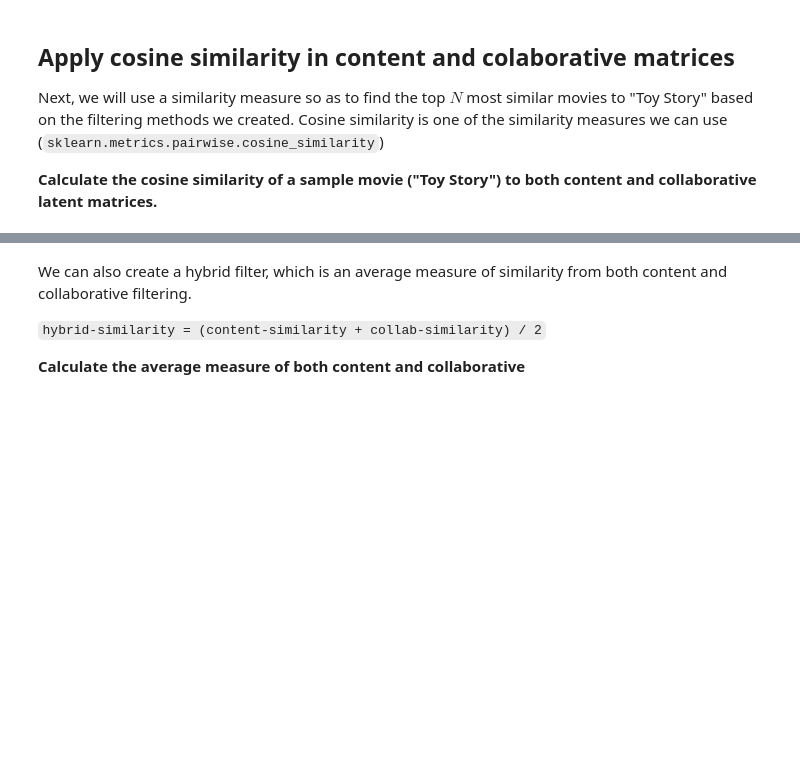
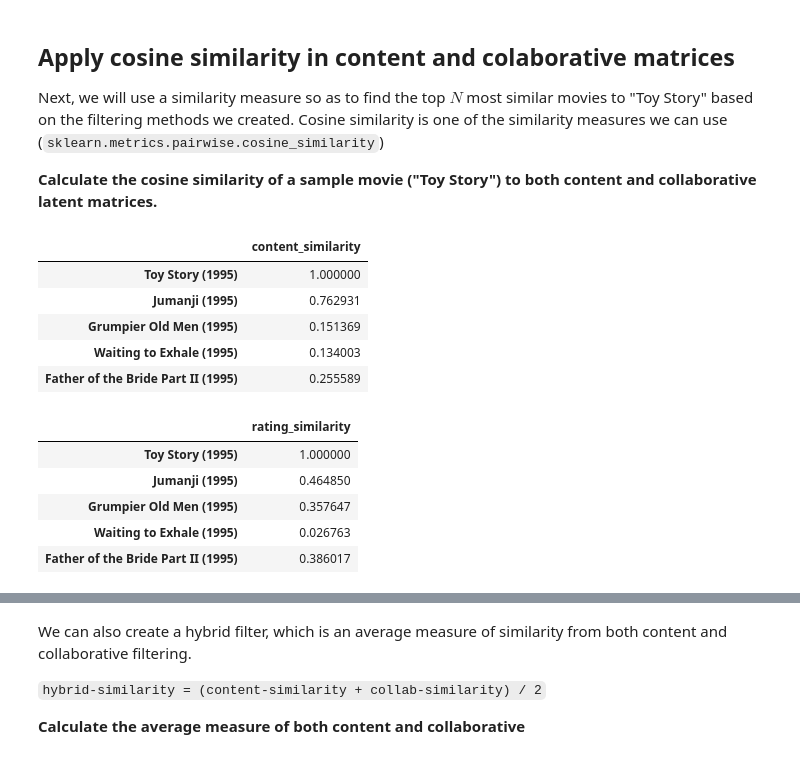
Before and after one commit to modiem/Movie-Recommendation, a Jupyter notebook: recommender-system.ipynb, the cells around one changed output, grey strips where cells are left out. Cells and saved outputs as stored; diff of their text form; code cells hidden in the pictures; blank space fills up the shorter version.

```diff
--- a/recommender-system.ipynb
+++ b/recommender-system.ipynb
@@ -208,0 +211,18 @@ sim2 = cosine_similarity(latent_df_rating, v2).reshape(-1)
+# %%
+df2=pd.DataFrame({"rating_similarity":sim2}, index=latent_df.index.tolist())
+# %%
+display(df1.head())
+display(df2.head())
+# %% [output]
+|  | content_similarity |
+| Toy Story (1995) | 1.000000 |
+| Jumanji (1995) | 0.762931 |
+| Grumpier Old Men (1995) | 0.151369 |
+| Waiting to Exhale (1995) | 0.134003 |
+| Father of the Bride Part II (1995) | 0.255589 |
+|  | rating_similarity |
+| Toy Story (1995) | 1.000000 |
+| Jumanji (1995) | 0.464850 |
+| Grumpier Old Men (1995) | 0.357647 |
+| Waiting to Exhale (1995) | 0.026763 |
+| Father of the Bride Part II (1995) | 0.386017 |
```
Also changed, not shown: parts of 5 cells of this notebook, 6 other files.
